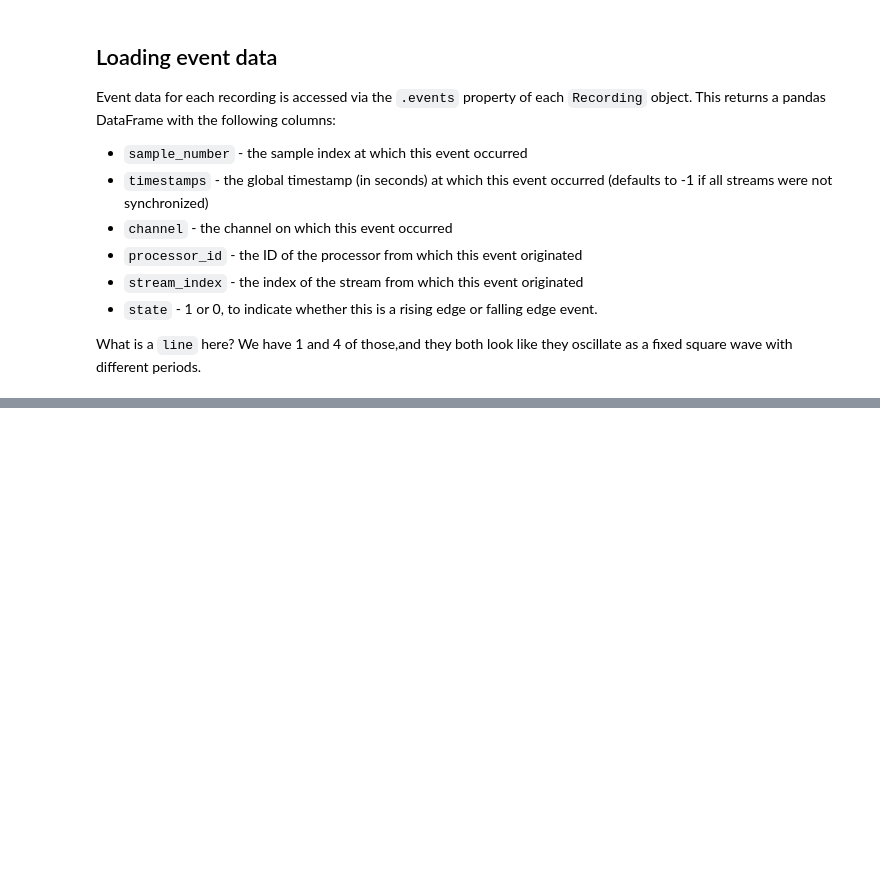
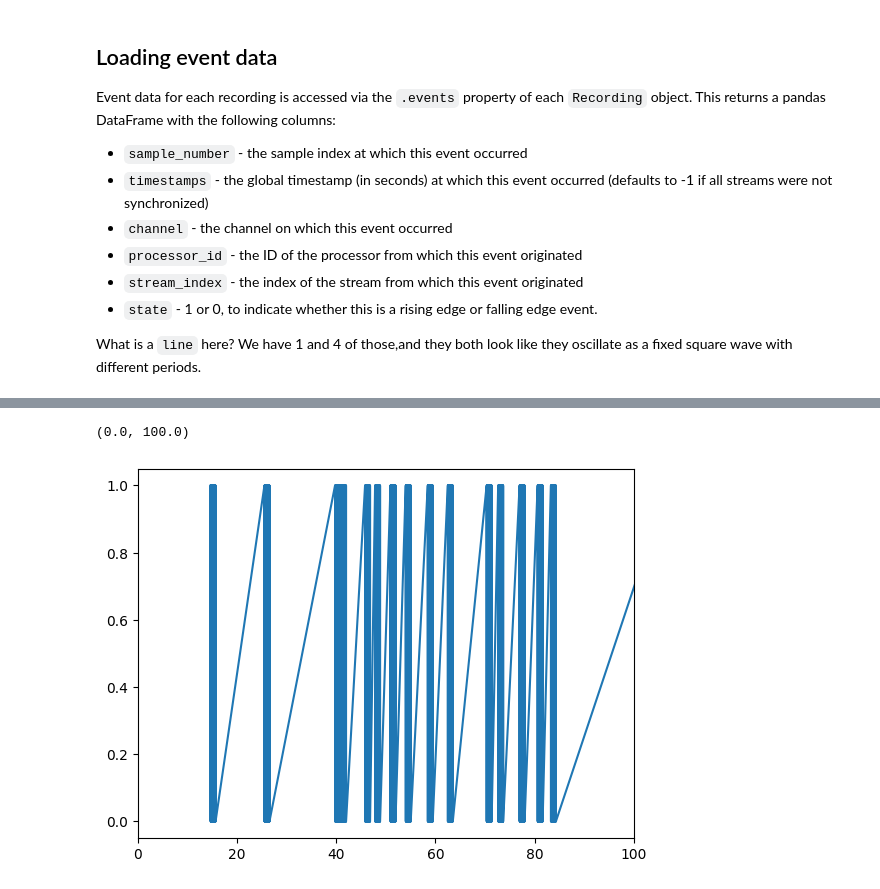
Before and after one commit to SainsburyWellcomeCentre/FNT_timestamp_alignment, a Jupyter notebook: timestamps/Open-Ephys/align_ephys_events_to_master_clock.ipynb, the cells around one changed output, grey strips where cells are left out. Drawn from its saved outputs; the diff is of its cells as text; code cells hidden in the pictures; blank space fills up the shorter version.

```diff
--- a/timestamps/Open-Ephys/align_ephys_events_to_master_clock.ipynb
+++ b/timestamps/Open-Ephys/align_ephys_events_to_master_clock.ipynb
@@ -154,4 +273,8 @@ TTL_pulses.to_csv('TTL_pulses.csv', index=False)
 # %%
 
+
 plt.plot(TTL_pulses['global_timestamp'], TTL_pulses['state'])
-plt.xlim(0, 50)
+plt.xlim(0, 100)
+# %% [output]
+(0.0, 100.0)
+[figure, added]
```
Also changed, not shown: parts of 10 cells of this notebook.
